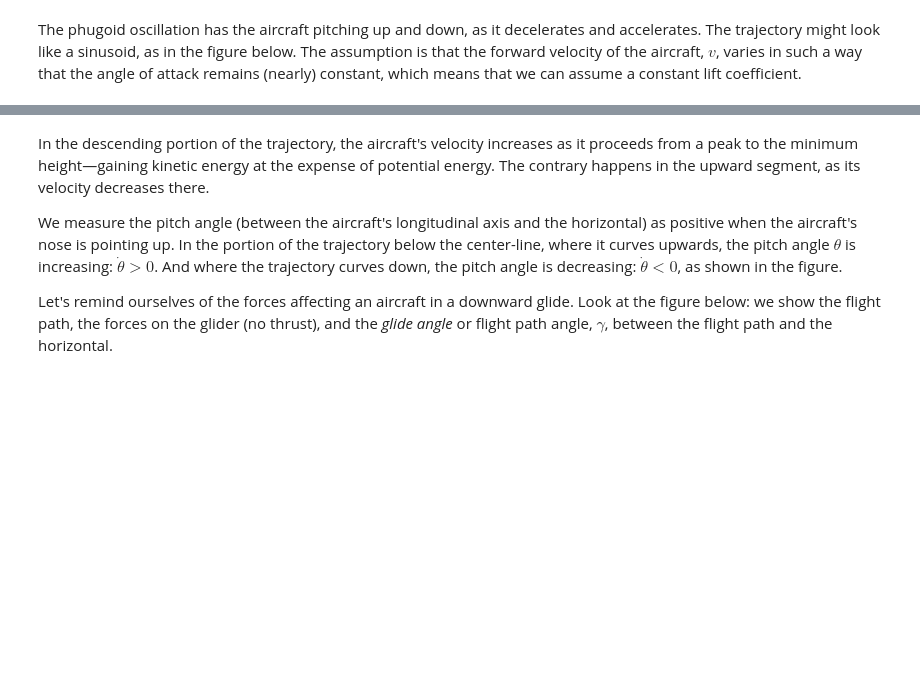
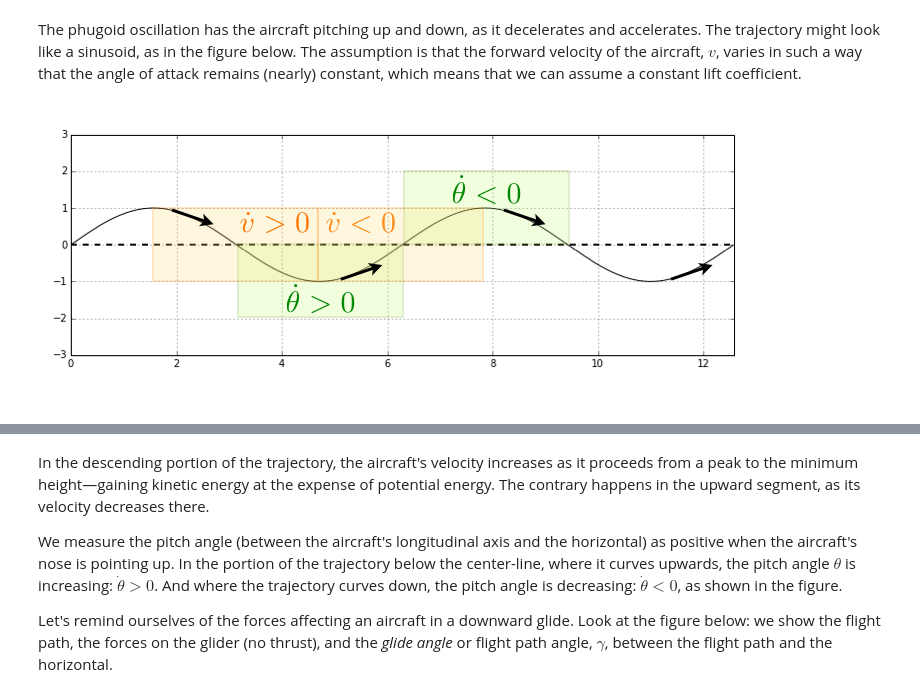
Before and after one commit to sidrahahmedAppliedMath/numerical-mooc, a Jupyter notebook: lessons/01_phugoid/01_01_Phugoid_Theory.ipynb, the cells around one changed output, grey strips where cells are left out. Drawn from its saved outputs; the diff is of its cells as text; code cells hidden in the pictures; blank space fills up the shorter version.

Commit message:
make images appeared by changing Markdown to Code

```diff
--- a/lessons/01_phugoid/01_01_Phugoid_Theory.ipynb
+++ b/lessons/01_phugoid/01_01_Phugoid_Theory.ipynb
@@ -29,4 +29,9 @@ Helios was a proof-of-concept solar electric-powered flying wing that broke the
 ## The physics of phugoids
 # %% [markdown]
 The phugoid oscillation has the aircraft pitching up and down, as it decelerates and accelerates. The trajectory might look like a sinusoid, as in the figure below. The assumption is that the forward velocity of the aircraft, $v$, varies in such a way that the angle of attack remains (nearly) constant, which means that we can assume a constant lift coefficient.
+# %%
+from IPython.core.display import Image
+Image('./figures/oscillatory_trajectory.png')
+# %% [output]
+[figure, added]
 # %% [markdown]
```
Also changed, not shown: parts of 11 cells of this notebook.
